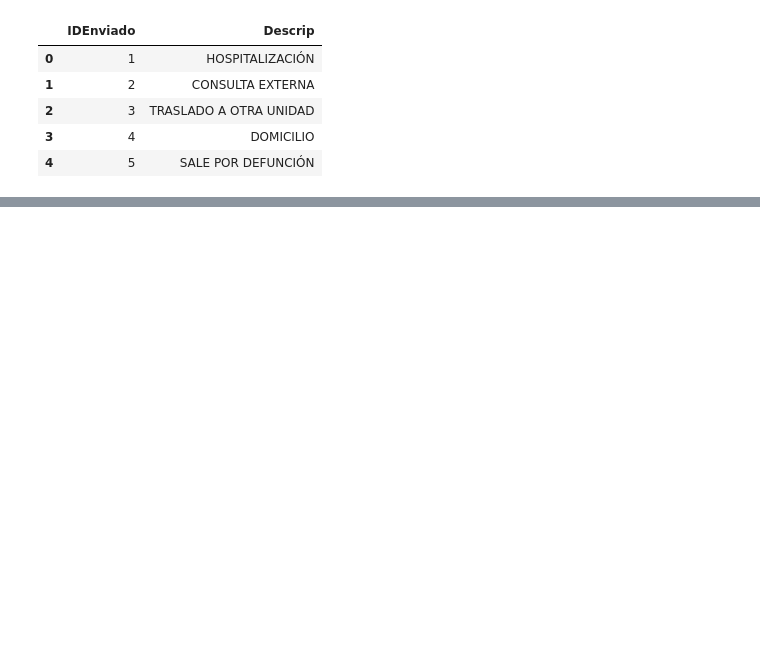
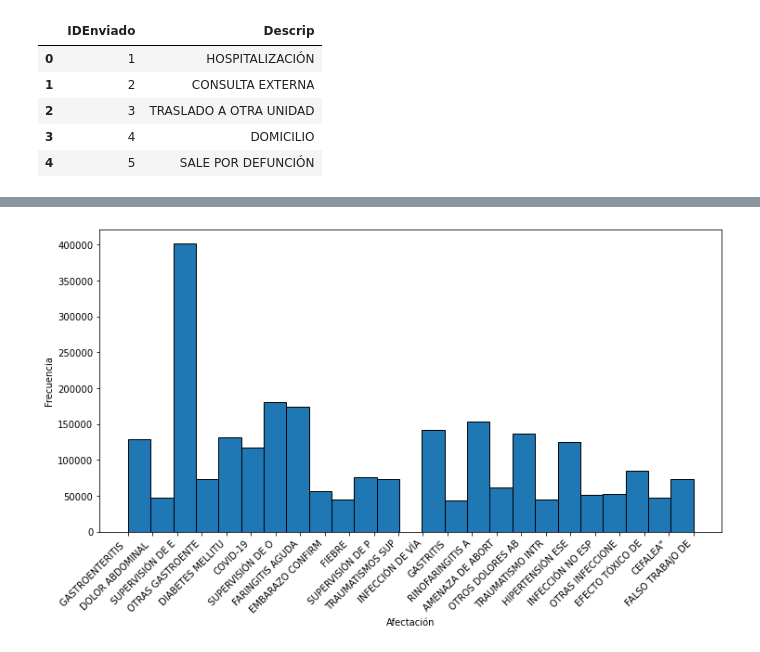
Before and after one commit to AlexioMe/BigData_ProyectoFinal, a Jupyter notebook: ProyectoFinal/ScriptFinal.ipynb, the cells around one changed output, grey strips where cells are left out. Saved outputs shown, nothing was run; the diff lists cells and outputs as text; code cells hidden in the pictures; blank space fills up the shorter version.

```diff
--- a/ProyectoFinal/ScriptFinal.ipynb
+++ b/ProyectoFinal/ScriptFinal.ipynb
@@ -318,0 +442,20 @@ df.to_csv('DataSetLimpio.csv')
+# %%
+#Extraemos los 25 valores mas populares
+top_afecprin = df['AFECPRIN'].value_counts().nlargest(25).index
+
+# Hacemos un subset con los valores mas populares
+df_top = df[df['AFECPRIN'].isin(top_afecprin)]
+plt.figure(figsize=(12, 6))
+#Creamos el histograma usando unicamente los 10 primeros caracteres
+plt.hist(df_top['AFECPRIN'].apply(lambda x: x[:16]), bins=25, edgecolor='black')
+
+#Ponemos etiquetas
+plt.xlabel("Afectación")
+plt.ylabel("Frecuencia")
+
+#Rotamos etiquetas
+plt.xticks(rotation=45, ha="right")
+
+plt.show()
+# %% [output]
+[figure, added]
```
Also changed, not shown: parts of 21 cells of this notebook.
